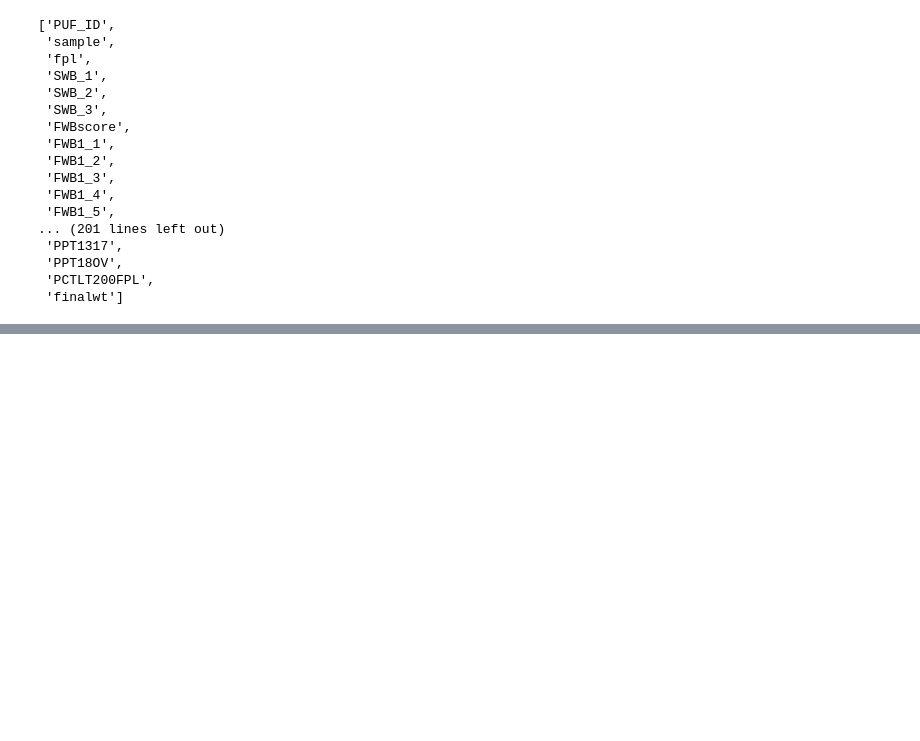
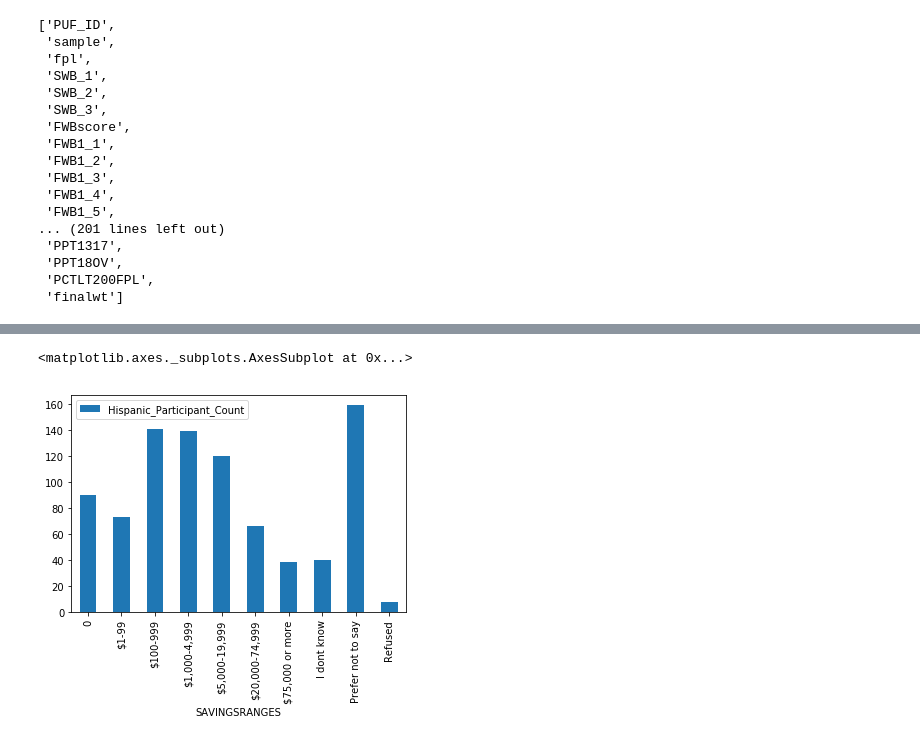
Before and after one commit to ds4a-team85/cohort2020-team-project, a Jupyter notebook: dataset_details_Financial_Well_Being_Survey.ipynb, the cells around one changed output, grey strips where cells are left out. Cells and saved outputs as stored; diff of their text form; code cells hidden in the pictures; blank space fills up the shorter version.

Commit message:
Quick stats on second dataset added

```diff
--- a/dataset_details_Financial_Well_Being_Survey.ipynb
+++ b/dataset_details_Financial_Well_Being_Survey.ipynb
@@ -1442,0 +1470,12 @@ list(df.columns)
+# %%
+import numpy as np
+quick_stat = df[df['PPETHM']=='Hispanic'].loc[:,['SAVINGSRANGES','PUF_ID']].groupby(['SAVINGSRANGES']).count().rename(columns={'PUF_ID':'Hispanic_Participant_Count'}).reset_index()
+valid_ranges = ['0','$1-99','$100-999','$1,000-4,999','$5,000-19,999','$20,000-74,999','$75,000 or more','I dont know','Prefer not to say','Refused']
+
+quick_stat['new_index'] = 0
+for i in range(len(valid_ranges)):
+    r = valid_ranges[i]
+    quick_stat['new_index'] = np.where(quick_stat['SAVINGSRANGES']==r,i,quick_stat['new_index'])
+
+quick_stat = quick_stat.set_index('new_index').sort_index()
+quick_stat
@@ -1442,0 +1495,5 @@ list(df.columns)
+# %%
+quick_stat.set_index('SAVINGSRANGES').plot.bar()
+# %% [output]
+<matplotlib.axes._subplots.AxesSubplot at 0x...>
+[figure, added]
```
Also changed, not shown: parts of 3 cells of this notebook.
